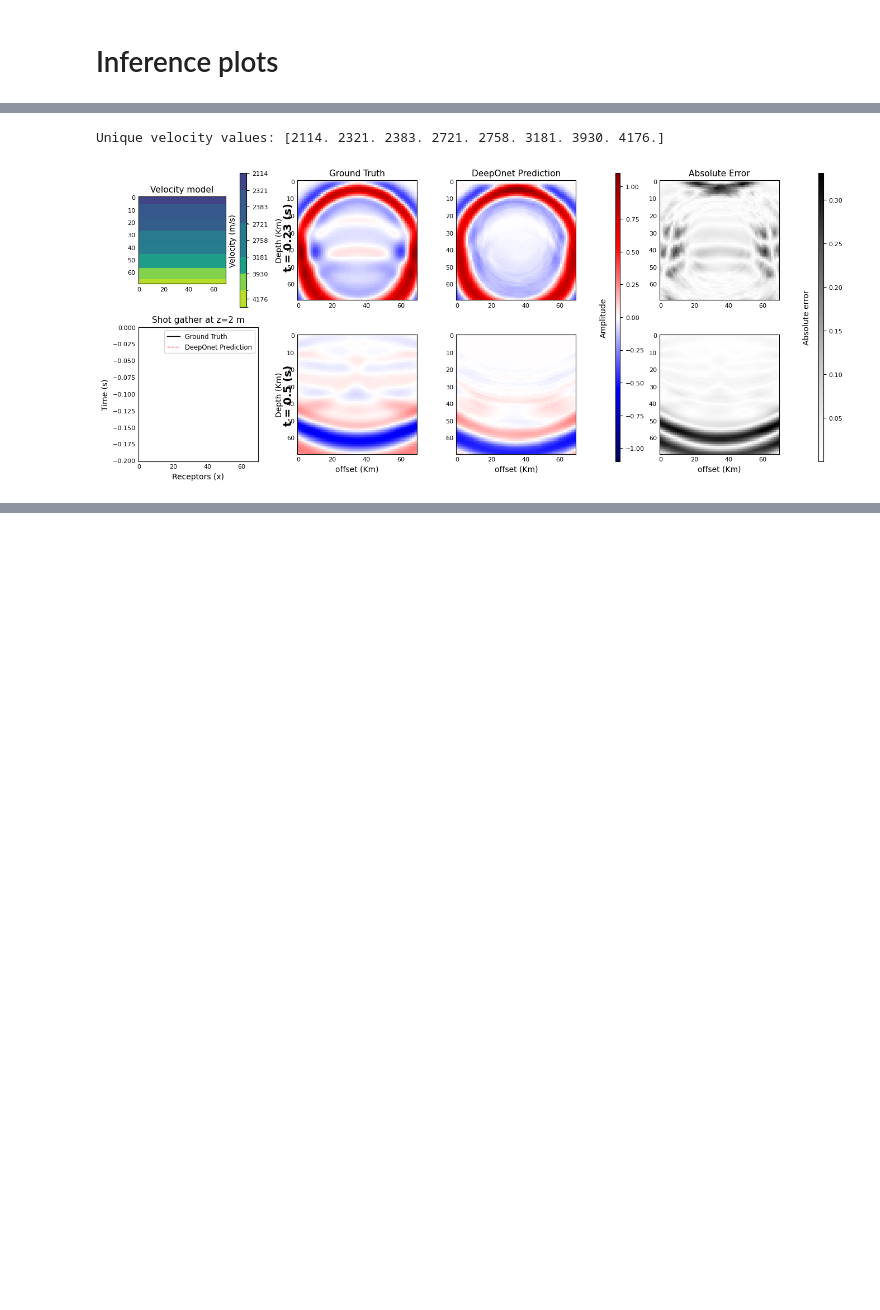
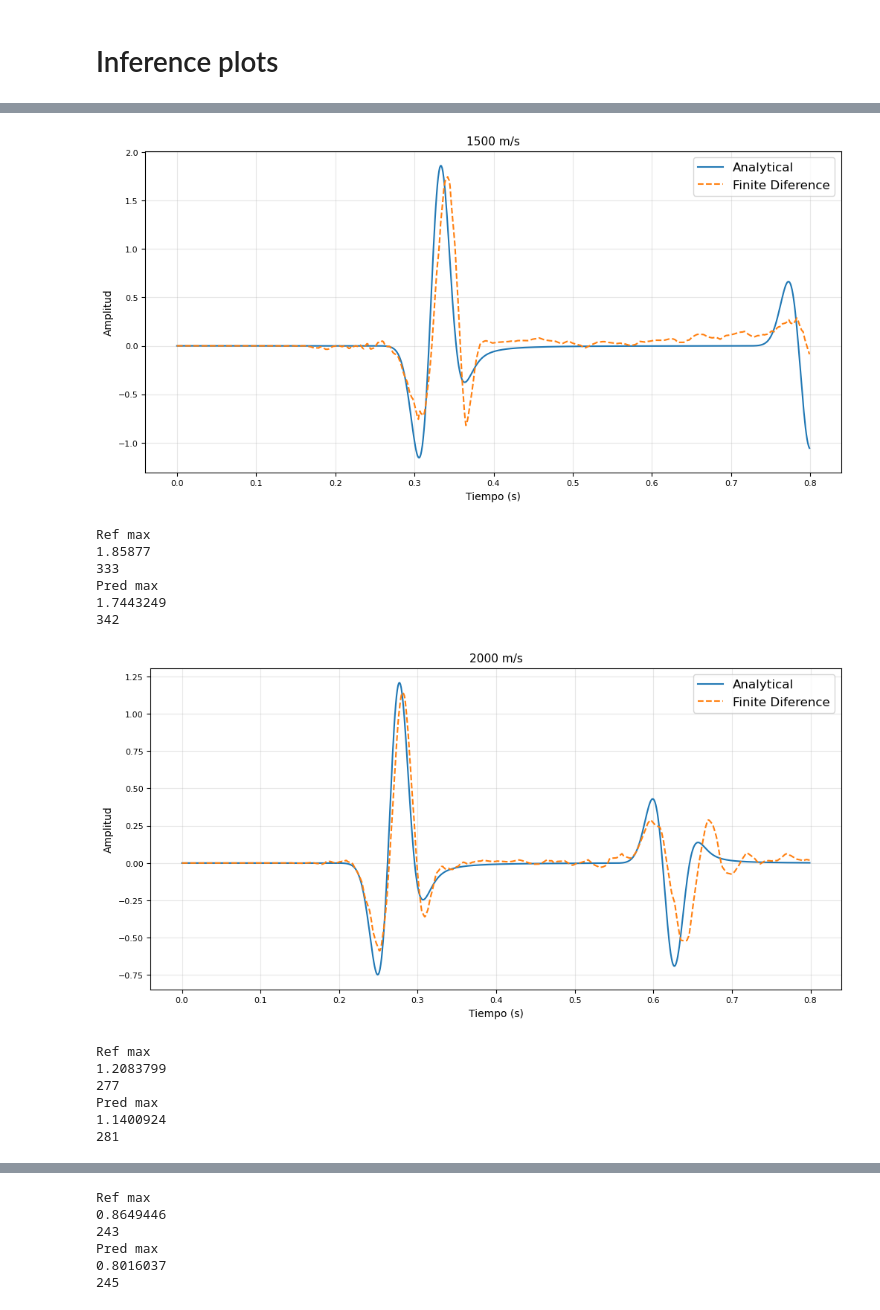
Before and after one commit to Konat23/DeepONet_AWP, a Jupyter notebook: src/05_results_review/main_review.ipynb, the cells around one changed output, grey strips where cells are left out. Drawn from its saved outputs; the diff is of its cells as text; code cells hidden in the pictures; blank space fills up the shorter version.

```diff
--- a/src/05_results_review/main_review.ipynb
+++ b/src/05_results_review/main_review.ipynb
@@ -411,9 +507,31 @@ Unique velocity values: [1567. 1734. 1985. 2079. 2682. 3132. 3208.]
-# %%
-n=0
-x_ref_n = x_ref[n]
-y_ref_n = y_ref[n]
-y_pred_n = ypred[n]
-multi_plot_propagation(x_ref_n, y_ref_n, y_pred_n, time_1=230, time_2=500, z_index=2, output_file=None, delta_t=0.001)
-# %% [output]
-Unique velocity values: [2114. 2321. 2383. 2721. 2758. 3181. 3930. 4176.]
-[figure, removed]
+# %%
+z_index=69
+x_index=35
+for n in range(7):
+    x_ref_n = x_ref[n,0]
+    y_ref_n = y_ref[n]
+    y_pred_n = ypred[n]
+    plot_single_trace(y_ref_n, y_pred_n, z_index=z_index,x_index=x_index, output_file=f"trace_{500*n+1500}.png", title=f"{500*n+1500} m/s")
+
+    print("Ref max")
+    print(np.nanmax(y_ref_n[:,z_index,x_index]))
+    print(np.nanargmax(y_ref_n[:,z_index,x_index]))
+
+    print("Pred max")
+    print(np.nanmax(y_pred_n[:,z_index,x_index]))
+    print(np.nanargmax(y_pred_n[:,z_index,x_index]))
+# %% [output]
+[figure, added]
+Ref max
+1.85877
+333
+Pred max
+1.7443249
+342
+[figure, added]
+Ref max
+1.2083799
+277
+Pred max
+1.1400924
+281
@@ -419,0 +539,6 @@ Unique velocity values: [2114. 2321. 2383. 2721. 2758. 3181. 3930. 4176.]
+Ref max
+0.8649446
+243
+Pred max
+0.8016037
+245
```
Also changed, not shown: parts of 9 cells of this notebook.
